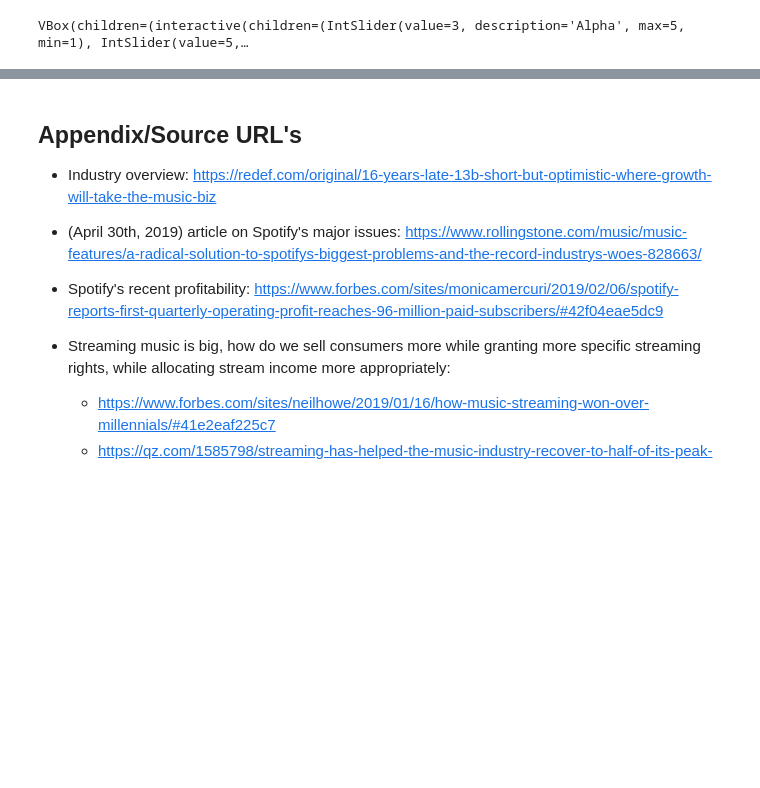
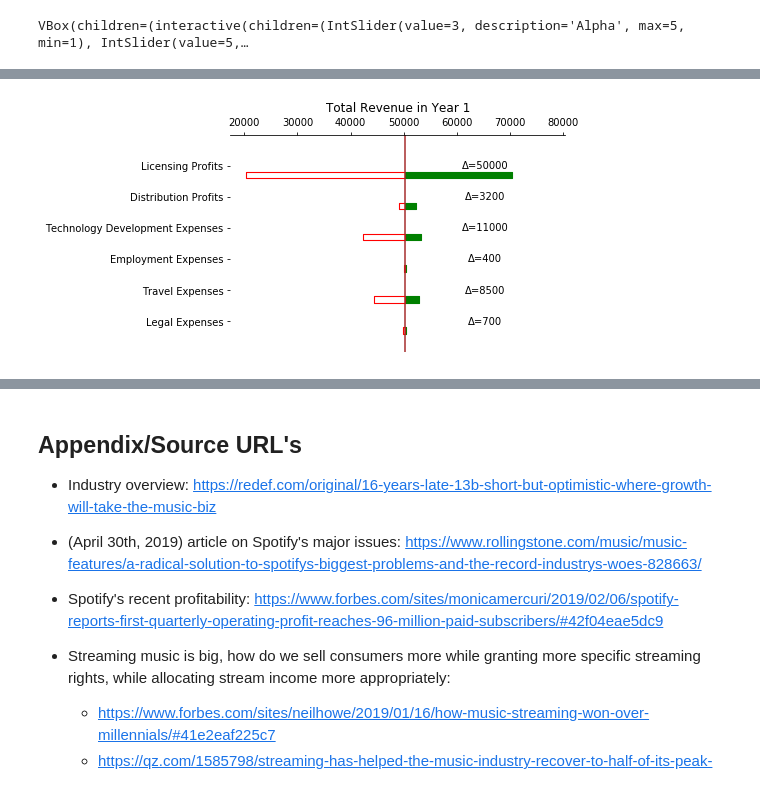
Before and after one commit to ggtele/file, a Jupyter notebook: financial_model.ipynb, the cells around one changed output, grey strips where cells are left out. Saved outputs shown, nothing was run; the diff lists cells and outputs as text; code cells hidden in the pictures; blank space fills up the shorter version.

```diff
--- a/financial_model.ipynb
+++ b/financial_model.ipynb
@@ -130,0 +223,92 @@ Object `important` not found.
+# %%
+for year in range(0,3):
+    lowr = low_r[year]
+    highr = high_r[year]
+    spreadsa = spread[year]
+    variables = [
+        'Licensing Profits',
+        'Distribution Profits',
+        'Technology Development Expenses',
+        'Employment Expenses',
+        'Travel Expenses',
+        'Legal Expenses'
+    ]
+
+    base = sum(year_base[year])
+    lows = lowr
+    highs = highr
+    values = spreadsa
+
+    #########################################################################
+    # The y position for each variable
+    ys = range(len(values))[::-1]  # top to bottom
+
+    # Plot the bars
+    for y, low, high, value in zip(ys, lows, highs, values):
+        # The width of the 'low' and 'high' pieces
+        expenselow_width = low - base
+        expensehigh_width = base - high
+        profitlow_width = base - low
+        profithigh_width = high - base
+
+        expense_low = base
+        expense_high = high
+        profit_low = low
+        profit_high = base
+
+        # expense
+        if (value < 0):
+            plt.broken_barh(
+                [(expense_low, expenselow_width), (expense_high, expensehigh_width)],
+                (y - 0.4, 0.2),
+                facecolors=['green', 'white'],  # Try different colors if you like
+                edgecolors=['green', 'red'],
+                linewidth=1.1,
+            )
+        # profit
+        if (value >= 0):
+            plt.broken_barh(
+                [(profit_low, profitlow_width), (profit_high, profithigh_width)],
+                (y - 0.4, 0.2),
+                facecolors=['white', 'green'],  # Try different colors if you like
+                edgecolors=['red', 'green'],
+                linewidth=1.1,
+            )
+
+        spr = str(int(abs(high - low)))
+        if (base < 0):
+            x = 15000
+        else:
+            x = base + 15000
+
+        lab = ''
+        lab = lab.join([u'\u0394''=',spr])
+        plt.text(x, y, lab, verticalalignment = 'center', horizontalalignment = 'center')
+
+    # vertical line of base expectation and 0
+    plt.axvline(base, color='brown')
+    plt.axvline(0,marker = ',', color = 'black')
+
+    # graph form
+    axes = plt.gca()  # (gca = get current axes)
+    axes.spines['left'].set_visible(False)
+    axes.spines['right'].set_visible(False)
+    axes.spines['bottom'].set_visible(False)
+    axes.xaxis.set_ticks_position('top')
+
+    plt.yticks(ys, variables)
+    str_year = str(year+1)
+    ti = ''
+    ti = ti.join(['Total Revenue in Year ',str_year])
+    plt.title(ti)
+
+    if (lows[0]<0):
+        xmin = lows[0] + lows[0]/7
+    else:
+        xmin = lows[0] - lows[0]/7
+    xmax = highs[0] + highs[0]/7
+    plt.xlim(xmin, xmax)
+    plt.ylim(-1, len(variables))
+    plt.show();
+# %% [output]
+[figure, added]
```
Also changed, not shown: parts of 6 cells of this notebook, 1 other file.
